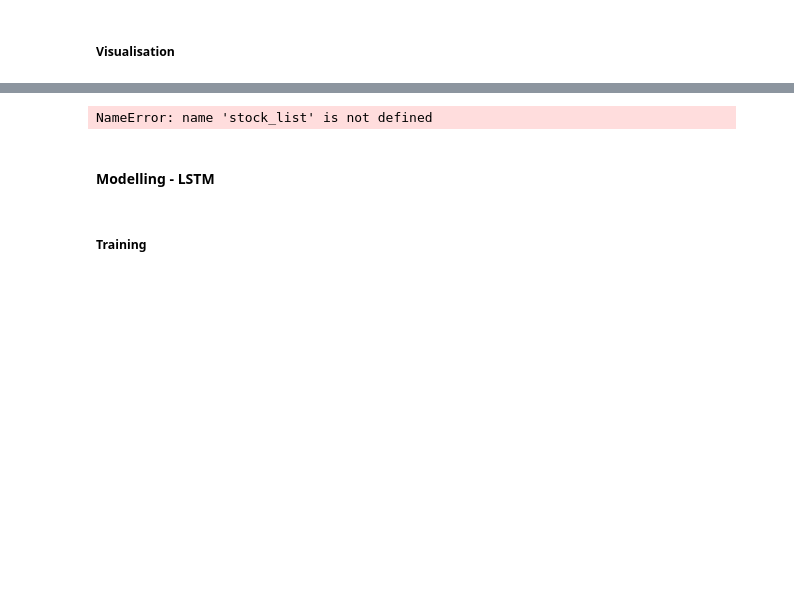
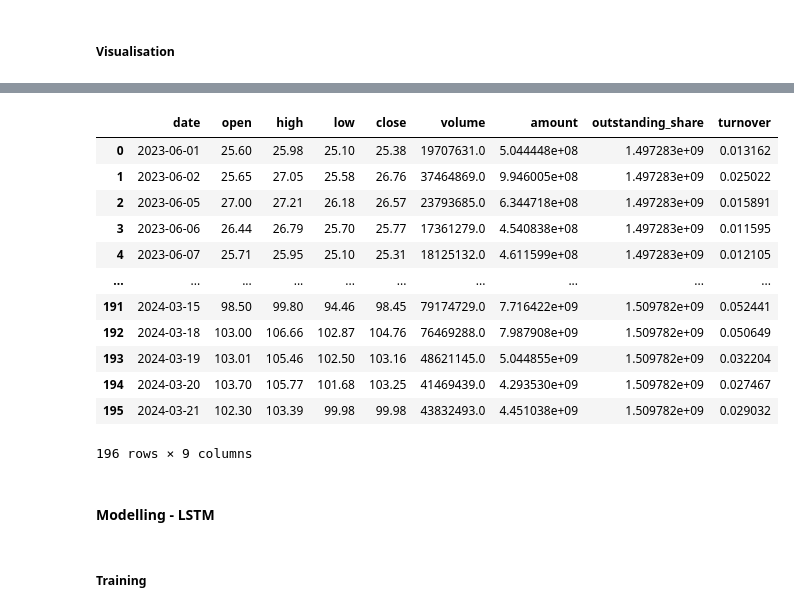
Before and after one commit to klein-wang/TechNow, a Jupyter notebook: trading/astock_extract.ipynb, the cells around one changed output, grey strips where cells are left out. Cells and saved outputs as stored; diff of their text form; code cells hidden in the pictures; blank space fills up the shorter version.

```diff
--- a/trading/astock_extract.ipynb
+++ b/trading/astock_extract.ipynb
@@ -137,8 +132,20 @@ plt.show()
 # %%
-stock_data = ak.stock_zh_a_daily(symbol=stock_list[1], start_date=start_date, end_date=end_date)
+stock_data = ak.stock_zh_a_daily(symbol=stock_list[4], start_date=start_date, end_date=end_date)
 stock_data
 # %% [output]
+|  | date | open | high | low | close | volume | amount | outstanding_share | turnover |
+| 0 | 2023-06-01 | 25.60 | 25.98 | 25.10 | 25.38 | 19707631.0 | 5.044448e+08 | 1.497283e+09 | 0.013162 |
+| 1 | 2023-06-02 | 25.65 | 27.05 | 25.58 | 26.76 | 37464869.0 | 9.946005e+08 | 1.497283e+09 | 0.025022 |
+| 2 | 2023-06-05 | 27.00 | 27.21 | 26.18 | 26.57 | 23793685.0 | 6.344718e+08 | 1.497283e+09 | 0.015891 |
+| 3 | 2023-06-06 | 26.44 | 26.79 | 25.70 | 25.77 | 17361279.0 | 4.540838e+08 | 1.497283e+09 | 0.011595 |
+| 4 | 2023-06-07 | 25.71 | 25.95 | 25.10 | 25.31 | 18125132.0 | 4.611599e+08 | 1.497283e+09 | 0.012105 |
+| ... | ... | ... | ... | ... | ... | ... | ... | ... | ... |
+| 191 | 2024-03-15 | 98.50 | 99.80 | 94.46 | 98.45 | 79174729.0 | 7.716422e+09 | 1.509782e+09 | 0.052441 |
+| 192 | 2024-03-18 | 103.00 | 106.66 | 102.87 | 104.76 | 76469288.0 | 7.987908e+09 | 1.509782e+09 | 0.050649 |
+| 193 | 2024-03-19 | 103.01 | 105.46 | 102.50 | 103.16 | 48621145.0 | 5.044855e+09 | 1.509782e+09 | 0.032204 |
+| 194 | 2024-03-20 | 103.70 | 105.77 | 101.68 | 103.25 | 41469439.0 | 4.293530e+09 | 1.509782e+09 | 0.027467 |
+| 195 | 2024-03-21 | 102.30 | 103.39 | 99.98 | 99.98 | 43832493.0 | 4.451038e+09 | 1.509782e+09 | 0.029032 |
-NameError: name 'stock_list' is not defined
+196 rows × 9 columns
 # %% [markdown]
 #### Modelling - LSTM
 # %%
```
Also changed, not shown: parts of 15 cells of this notebook.
